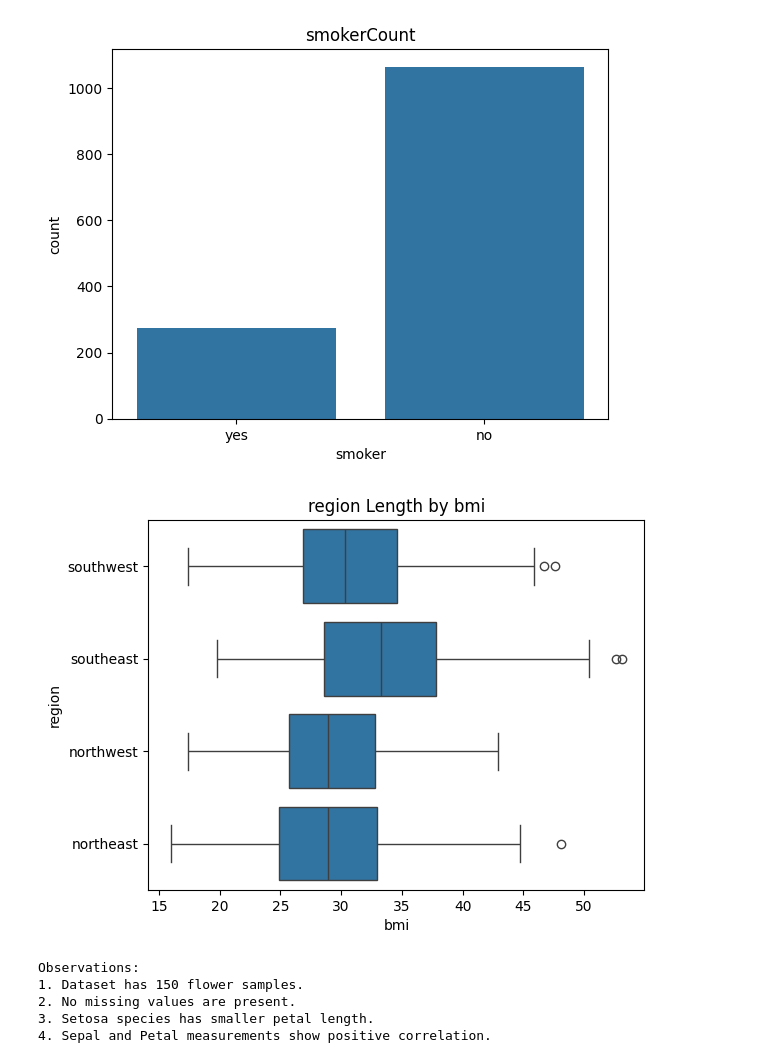
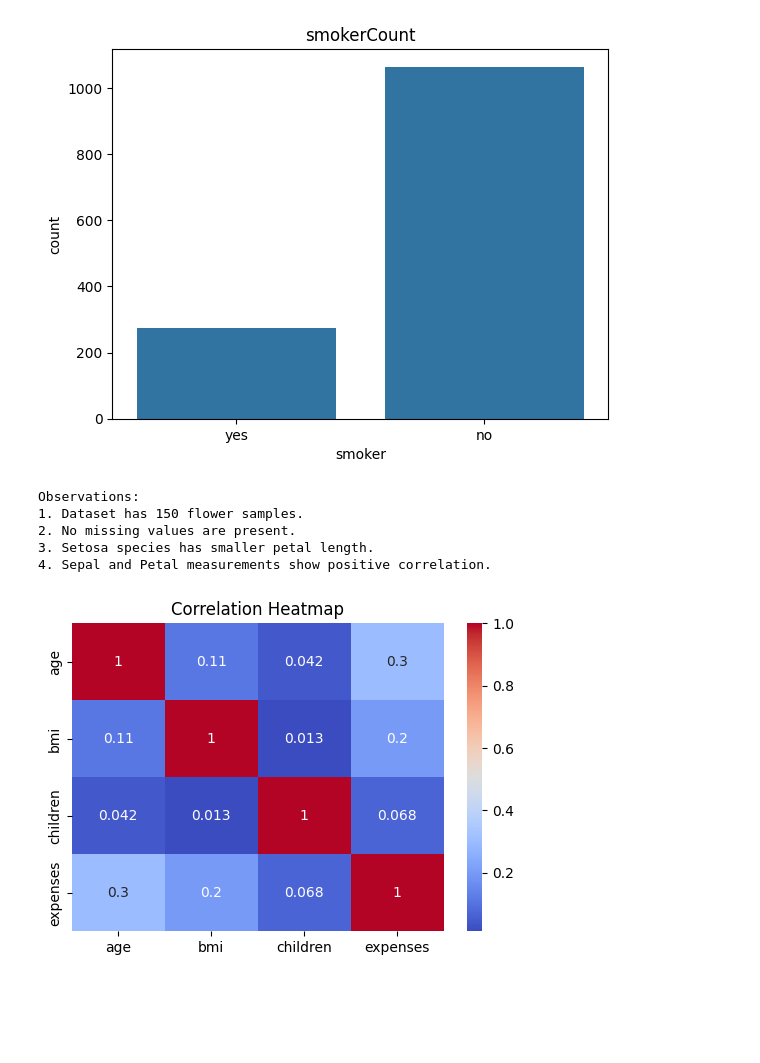
Before and after one commit to gauridhepe21-glitch/Python_AIML_Lab, a Jupyter notebook: Special_Task2.ipynb, the cells around one changed output. Drawn from its saved outputs; the diff is of its cells as text; code cells hidden in the pictures; blank space fills up the shorter version.

```diff
--- a/Special_Task2.ipynb
+++ b/Special_Task2.ipynb
@@ -48,12 +48,6 @@ plt.title("smokerCount")
 plt.show()
 # %% [output]
 [figure]
-# %%
-sns.boxplot(x='bmi', y='region', data=df)
-plt.title("region Length by bmi")
-plt.show()
-# %% [output]
-[figure, removed]
 # %%
 print("\nObservations:")
 print("1. Dataset has 150 flower samples.")
@@ -66,3 +60,12 @@ Observations:
 2. No missing values are present.
 3. Setosa species has smaller petal length.
 4. Sepal and Petal measurements show positive correlation.
+# %%
+plt.figure(figsize=(6,4))
+sns.heatmap(df.select_dtypes(include='number').corr(),
+            annot=True,
+            cmap='coolwarm')
+plt.title("Correlation Heatmap")
+plt.show()
+# %% [output]
+[figure, added]
```
